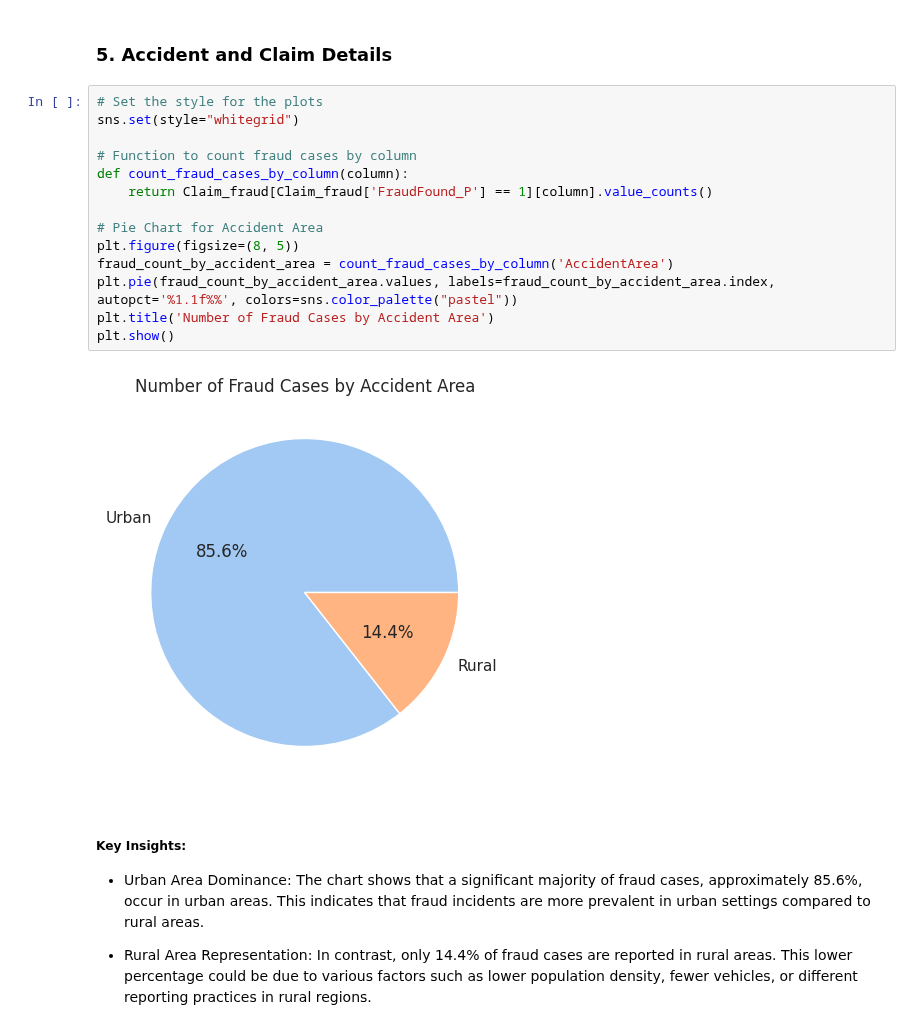
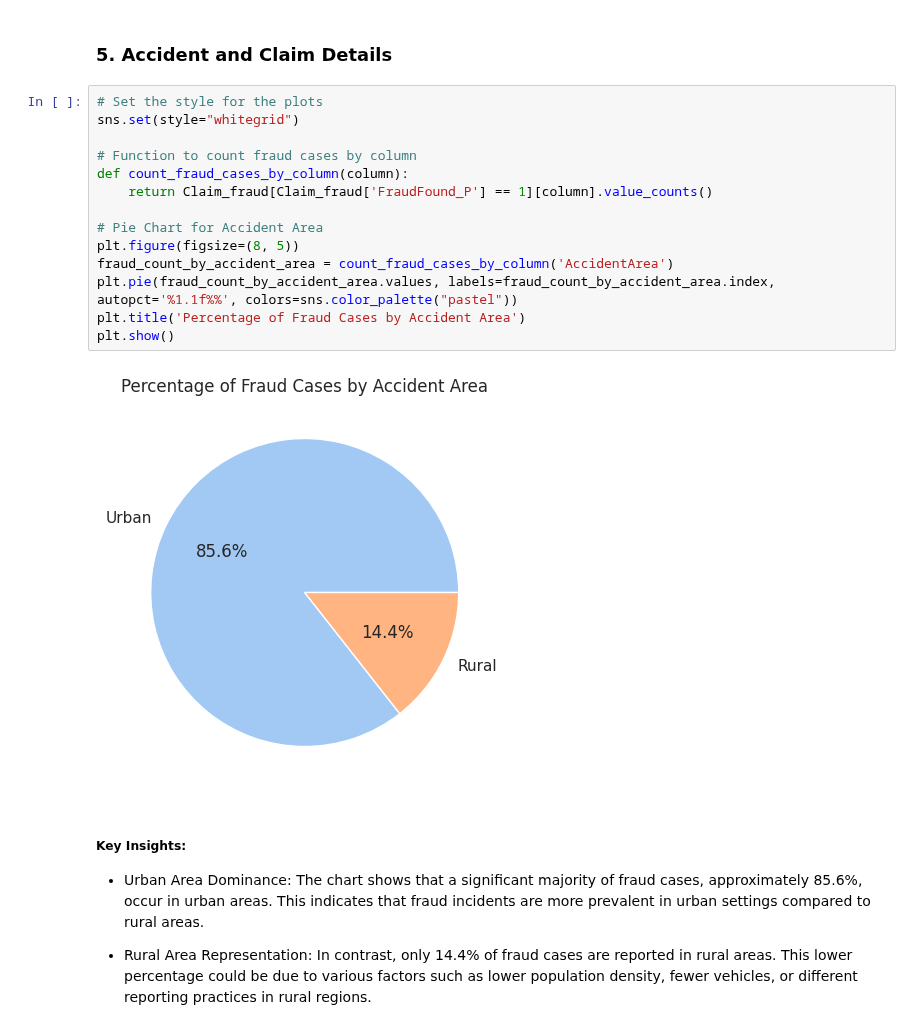
Before and after one commit to kimp10/Insurance-Fraud-Detection-Model-, a Jupyter notebook: Insurance_Fraud_detection.ipynb, the cells around one changed output. Cells and saved outputs as stored; diff of their text form.

```diff
--- a/Insurance_Fraud_detection.ipynb
+++ b/Insurance_Fraud_detection.ipynb
@@ -422,19 +422,19 @@ Key insights:
 # %%
 # Set the style for the plots
 sns.set(style="whitegrid")
 
 # Function to count fraud cases by column
 def count_fraud_cases_by_column(column):
     return Claim_fraud[Claim_fraud['FraudFound_P'] == 1][column].value_counts()
 
 # Pie Chart for Accident Area
 plt.figure(figsize=(8, 5))
 fraud_count_by_accident_area = count_fraud_cases_by_column('AccidentArea')
 plt.pie(fraud_count_by_accident_area.values, labels=fraud_count_by_accident_area.index, autopct='%1.1f%%', colors=sns.color_palette("pastel"))
-plt.title('Number of Fraud Cases by Accident Area')
+plt.title('Percentage of Fraud Cases by Accident Area')
 plt.show()
 # %% [output]
-[figure, old version]
+[figure, new version]
 # %% [markdown]
 ##### Key Insights:
 
```
Also changed, not shown: parts of 3 cells of this notebook.
